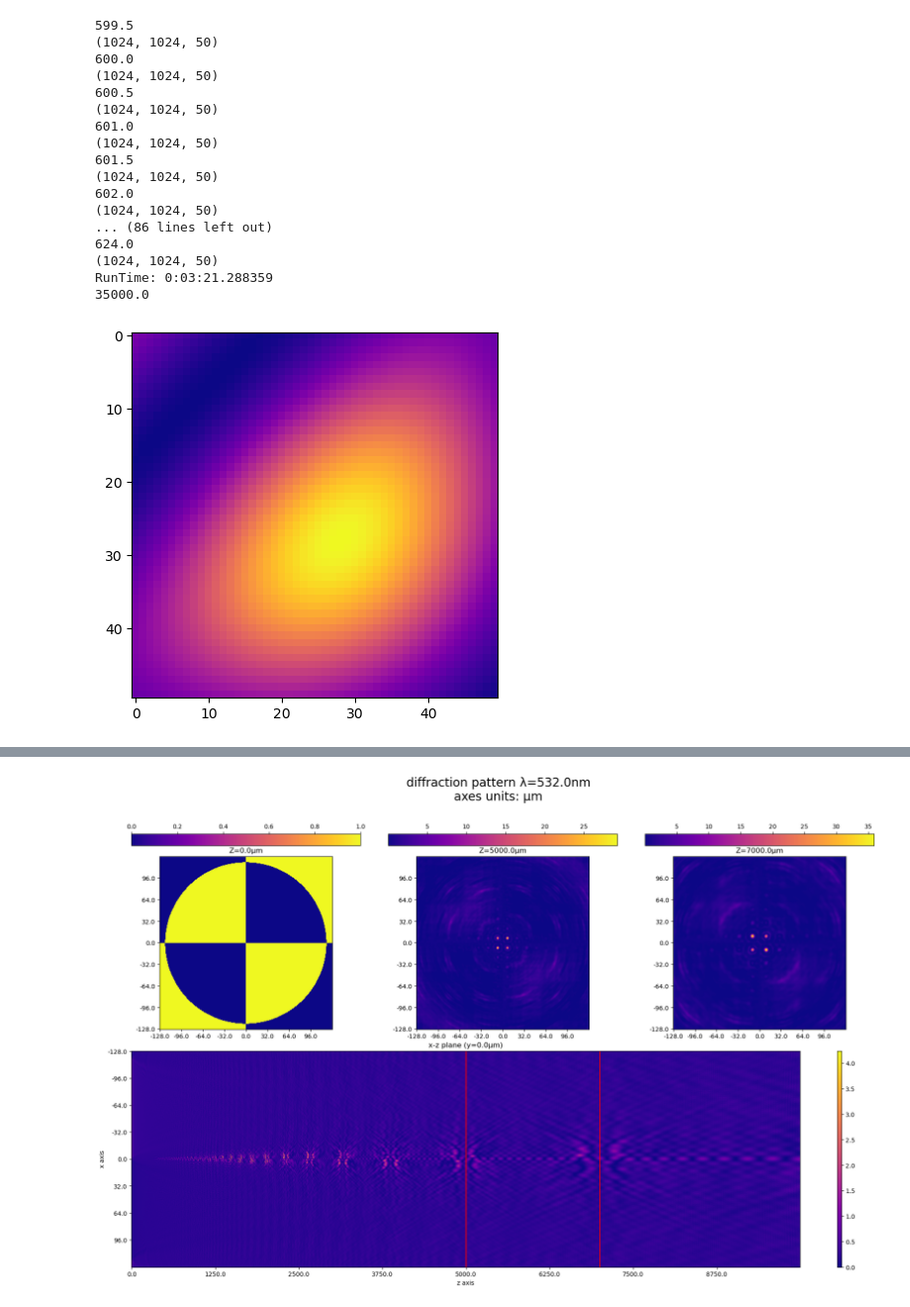
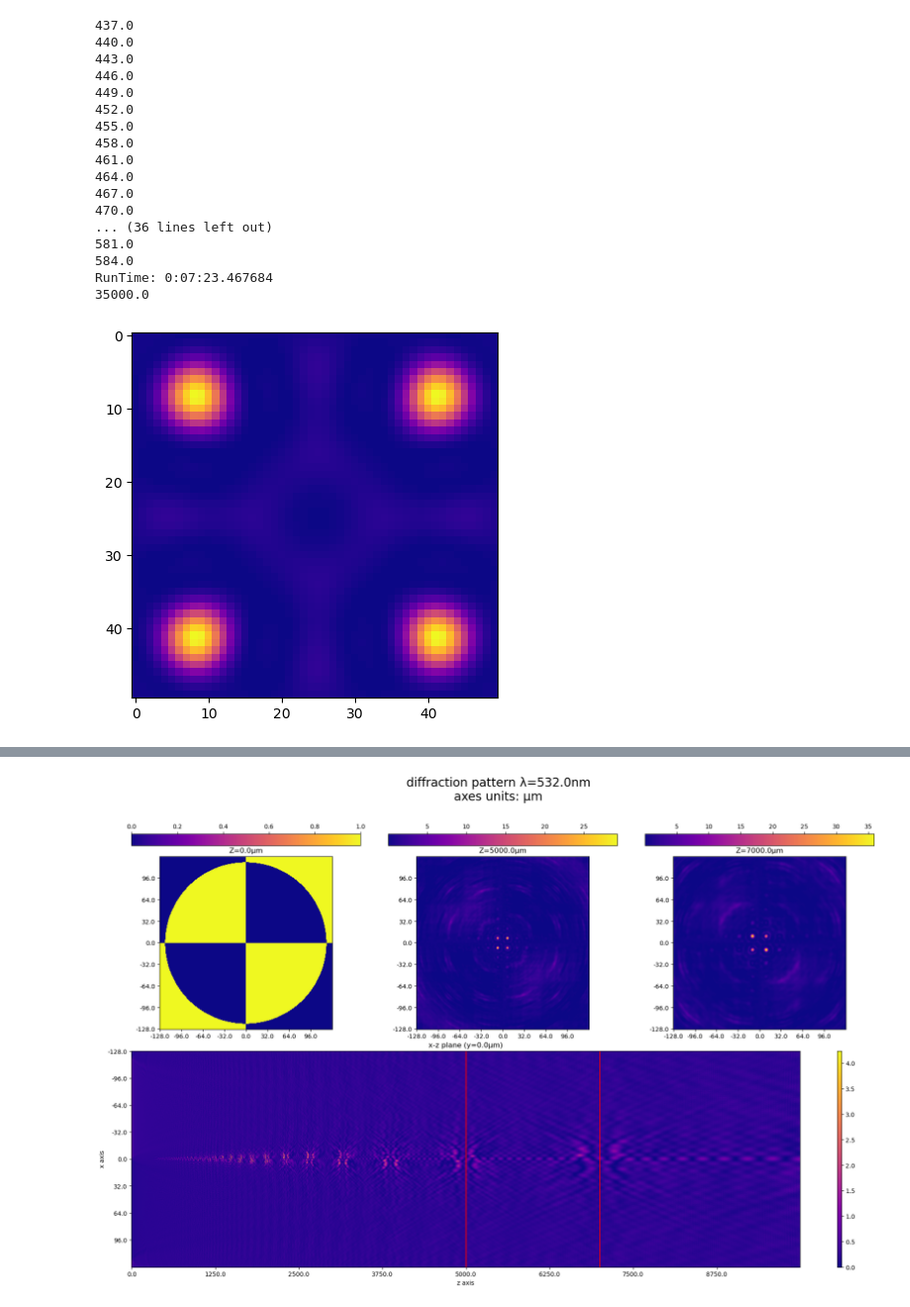
Before and after one commit to Dujxjxd4176/ASM_optics, a Jupyter notebook: ASM_main.ipynb, the cells around one changed output, grey strips where cells are left out. Shown at 99% size. Saved outputs shown, nothing was run; the diff lists cells and outputs as text; code cells hidden in the pictures.

```diff
--- a/ASM_main.ipynb
+++ b/ASM_main.ipynb
@@ -29,29 +29,29 @@ config file: src/results/_sample_QR_f5_512/config.yaml
 # %%
 # compute and save results
 time = datetime.now()
-E = ASM.RalyeighSommerfield(c.aperture, c.sim.Lx, c.sim.Ly, c.sim.zs[500], c.λ,0.5)
+E = ASM.RalyeighSommerfield(c.aperture, c.sim.Lx, c.sim.Ly, c.sim.zs[500], c.λ,3,150)
 xtime = datetime.now()
 
 print(f'RunTime: '+str(xtime-time))
 print(c.sim.zs[500])
 plt.imshow(E,cmap='plasma')
 plt.show()
 # %% [output]
-599.5
-(1024, 1024, 50)
-600.0
-(1024, 1024, 50)
-600.5
-(1024, 1024, 50)
-601.0
-(1024, 1024, 50)
-601.5
-(1024, 1024, 50)
-602.0
-(1024, 1024, 50)
-... (86 lines left out)
-624.0
-(1024, 1024, 50)
-RunTime: 0:03:21.288359
+437.0
+440.0
+443.0
+446.0
+449.0
+452.0
+455.0
+458.0
+461.0
+464.0
+467.0
+470.0
+... (36 lines left out)
+581.0
+584.0
+RunTime: 0:07:23.467684
 35000.0
-[figure, old version]
+[figure, new version]
```
Also changed, not shown: parts of 3 cells of this notebook, 8 other files.
